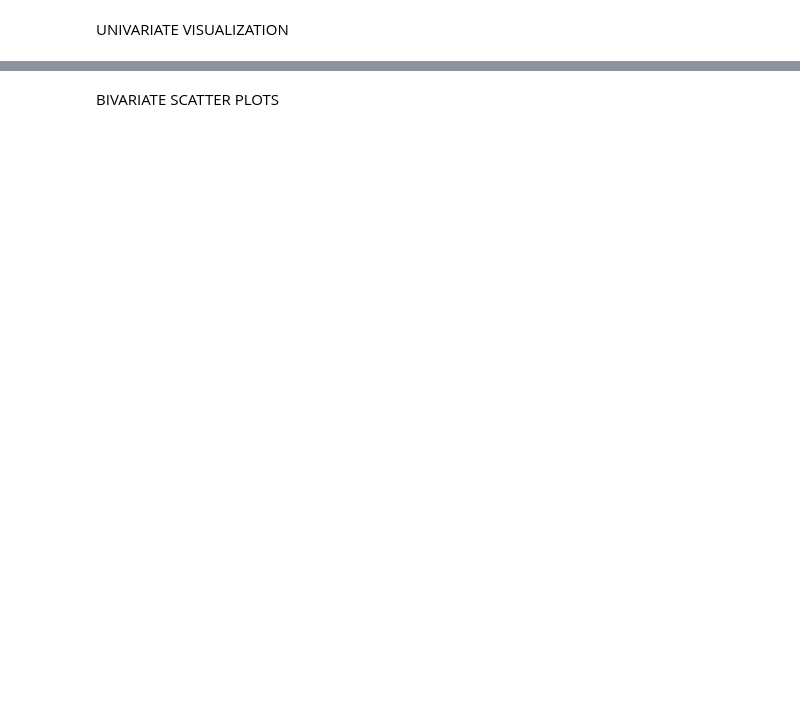
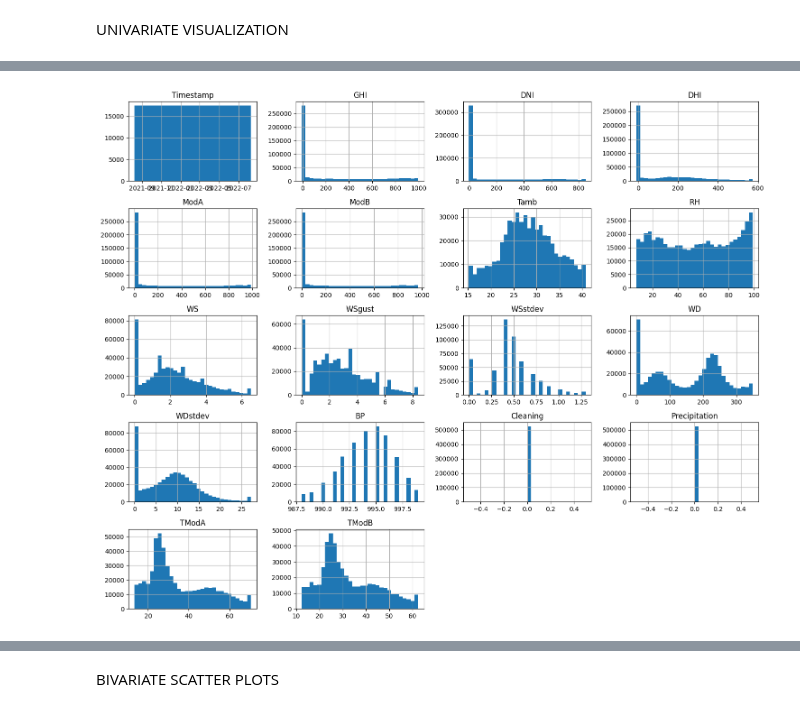
Before and after one commit to ayaf111/solar-challenge-week-0, a Jupyter notebook: notebooks/benin.ipynb, the cells around one changed output, grey strips where cells are left out. Saved outputs shown, nothing was run; the diff lists cells and outputs as text; code cells hidden in the pictures; blank space fills up the shorter version.

```diff
--- a/notebooks/benin.ipynb
+++ b/notebooks/benin.ipynb
@@ -343,23 +172,0 @@ dtype: int64
-# %%
-# 1. Calculate Z-score outliers
-z_scores = df[numeric_cols].apply(lambda x: zscore(x.fillna(x.mean())))
-outlier_flags_z = (z_scores.abs() > 3)
-
-# 2. Calculate IQR outliers
-outlier_flags_iqr = pd.DataFrame(index=df.index)
-for col in numeric_cols:
-    Q1 = df[col].quantile(0.25)
-    Q3 = df[col].quantile(0.75)
-    IQR = Q3 - Q1
-    lower_bound = Q1 - 1.5 * IQR
-    upper_bound = Q3 + 1.5 * IQR
-    outlier_flags_iqr[col] = ~df[col].between(lower_bound, upper_bound)
-
-# 3. Combine the flags: flag as outlier if flagged by either method
-combined_outliers = outlier_flags_z | outlier_flags_iqr
-
-# 4. Count combined outliers per column
-combined_outlier_counts = combined_outliers.sum()
-
-print("Number of combined outliers per column:")
-print(combined_outlier_counts)
@@ -432,0 +311,6 @@ UNIVARIATE VISUALIZATION
+# %%
+df.hist(figsize=(15, 12), bins=30)
+plt.tight_layout()
+plt.show()
+# %% [output]
+[figure, added]
```
Also changed, not shown: parts of 38 cells of this notebook, 1 other file.
